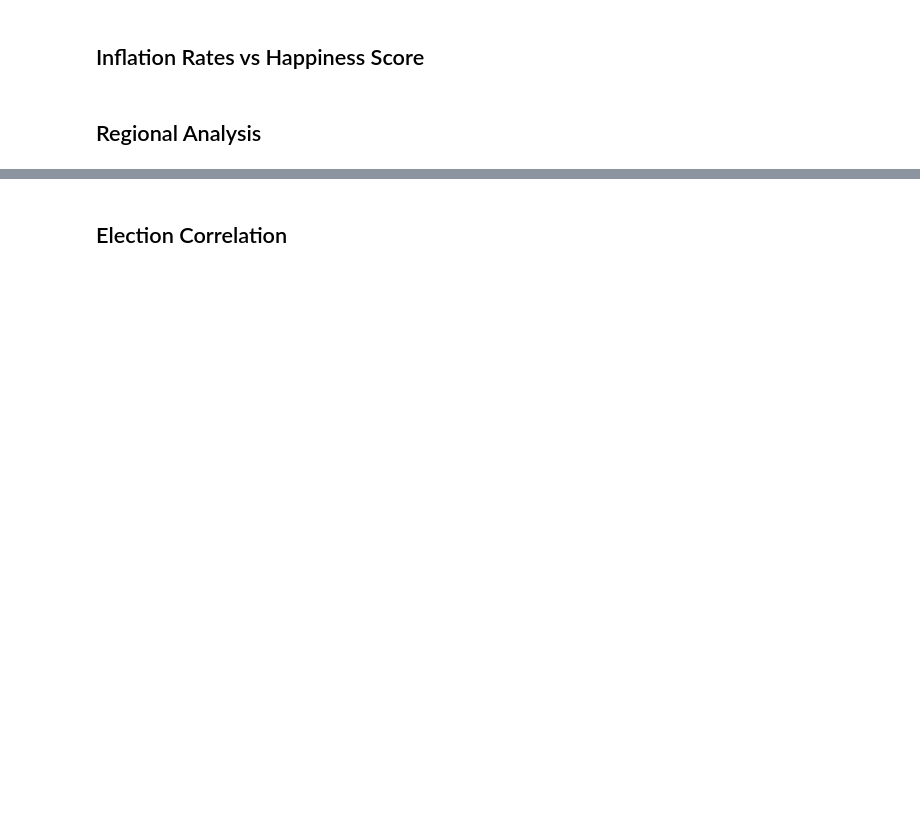
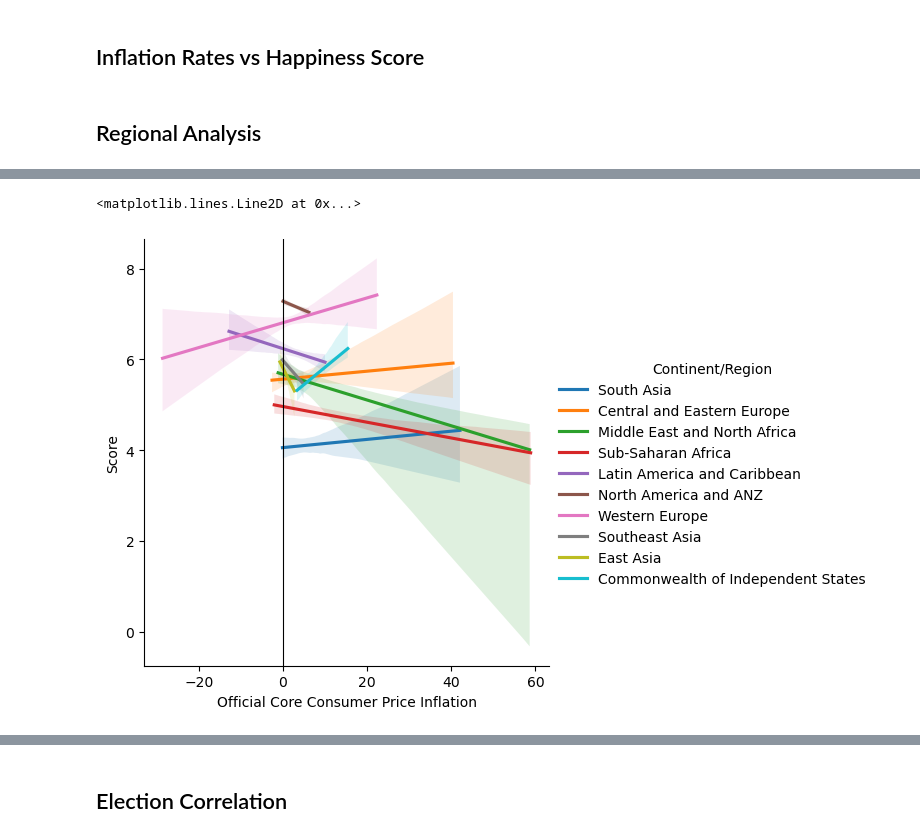
Before and after one commit to cmgboji/PSY371F-Final-Project, a Jupyter notebook: PSY 371F - Notebook.ipynb, the cells around one changed output, grey strips where cells are left out. Saved outputs shown, nothing was run; the diff lists cells and outputs as text; code cells hidden in the pictures; blank space fills up the shorter version.

```diff
--- a/PSY 371F - Notebook.ipynb
+++ b/PSY 371F - Notebook.ipynb
@@ -110,0 +111,3 @@ ppi.head()
+# %%
+core_i = df.drop(columns=['Energy Consumer Price Inflation','Food Consumer Price Inflation','Headline Consumer Price Inflation','Producer Price Inflation','GDP deflator Index growth rate'])
+core_i.head()
@@ -114,0 +173,9 @@ ppi.head()
+# %%
+import seaborn as sns
+import matplotlib.pyplot as plt
+
+sns.lmplot(data=core_i, x='Official Core Consumer Price Inflation', y='Score', hue='Continent/Region',scatter=None)
+plt.axvline(x=0,color='black',linewidth=.8)
+# %% [output]
+<matplotlib.lines.Line2D at 0x...>
+[figure, added]
```
Also changed, not shown: parts of 6 cells of this notebook.
